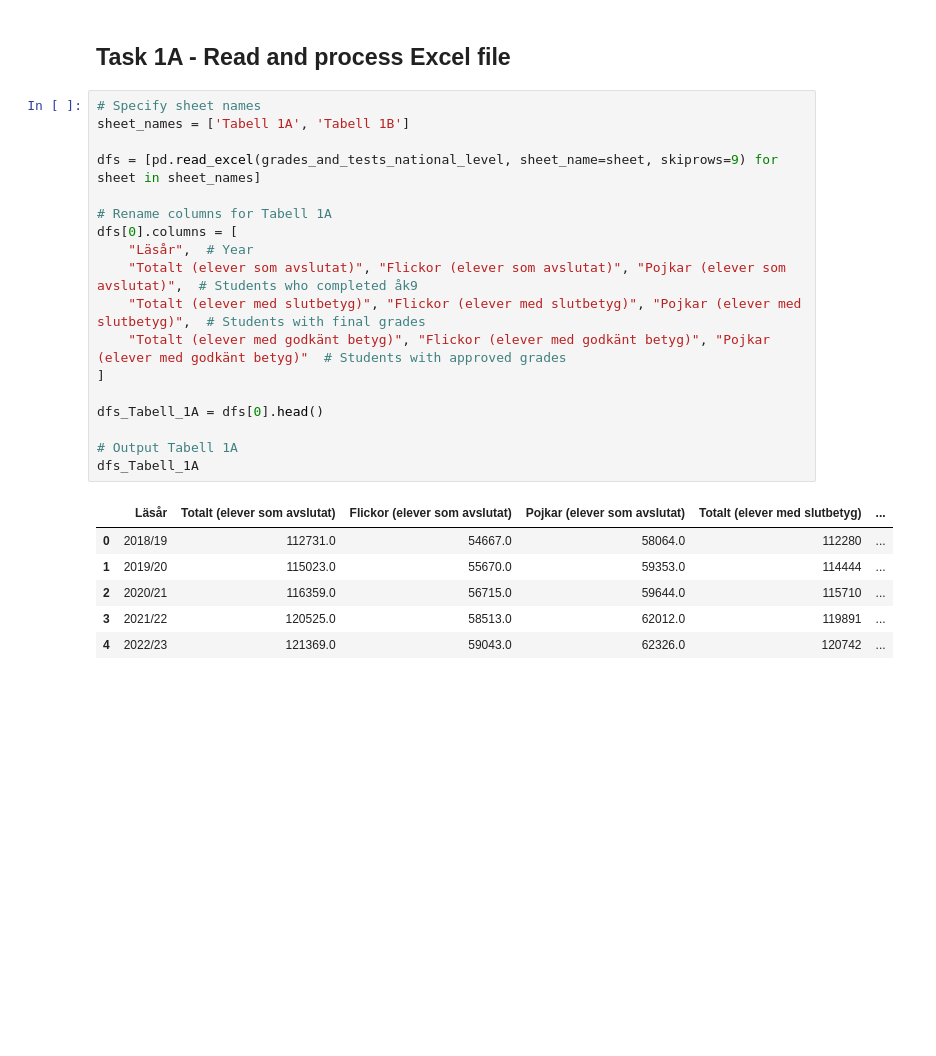
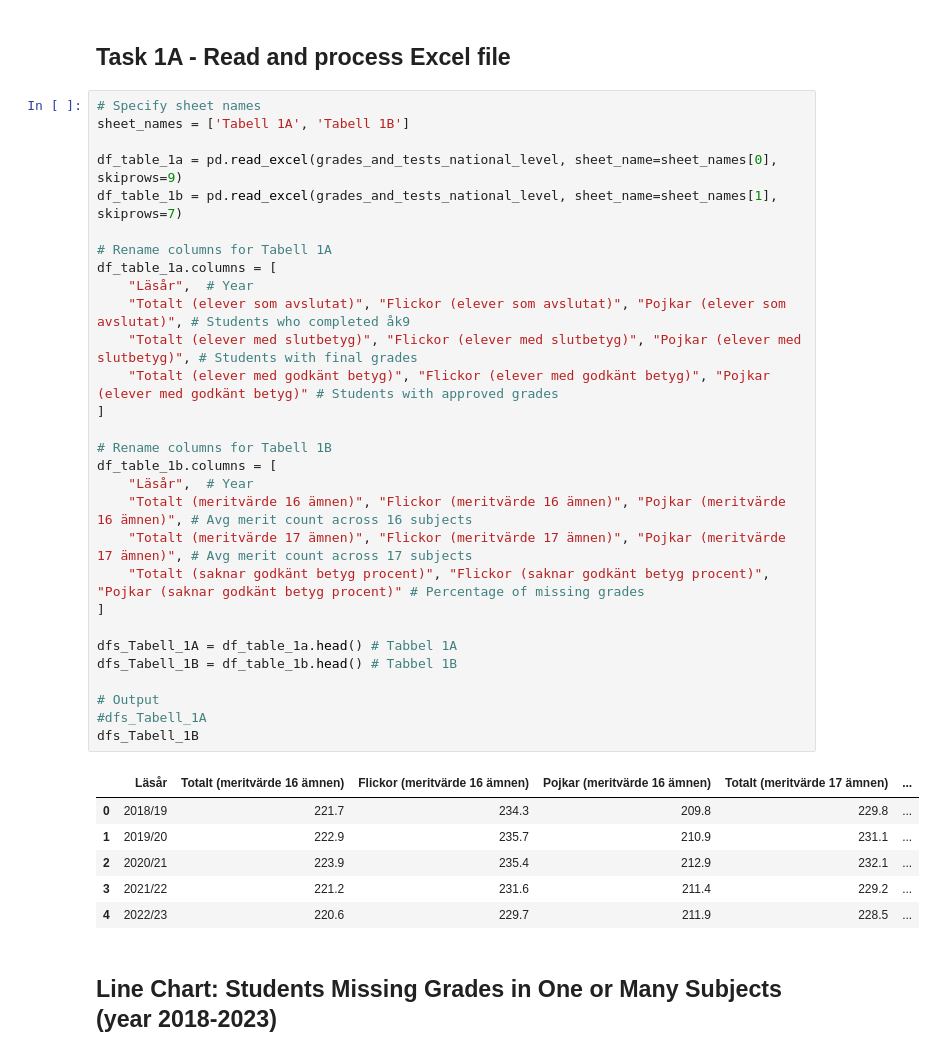
Before and after one commit to KevinKinnunen/Python-Kevin-Kinnunen-OPA23, a Jupyter notebook: labs/lab2/main.ipynb, the cells around one changed output. Cells and saved outputs as stored; diff of their text form; blank space fills up the shorter version.

```diff
--- a/labs/lab2/main.ipynb
+++ b/labs/lab2/main.ipynb
@@ -253,25 +254,38 @@ plt.show()
 # %%
 # Specify sheet names
 sheet_names = ['Tabell 1A', 'Tabell 1B']
 
-dfs = [pd.read_excel(grades_and_tests_national_level, sheet_name=sheet, skiprows=9) for sheet in sheet_names]
+df_table_1a = pd.read_excel(grades_and_tests_national_level, sheet_name=sheet_names[0], skiprows=9)
+df_table_1b = pd.read_excel(grades_and_tests_national_level, sheet_name=sheet_names[1], skiprows=7)
 
 # Rename columns for Tabell 1A
-dfs[0].columns = [
+df_table_1a.columns = [
     "Läsår",  # Year
-    "Totalt (elever som avslutat)", "Flickor (elever som avslutat)", "Pojkar (elever som avslutat)",  # Students who completed åk9
-    "Totalt (elever med slutbetyg)", "Flickor (elever med slutbetyg)", "Pojkar (elever med slutbetyg)",  # Students with final grades
-    "Totalt (elever med godkänt betyg)", "Flickor (elever med godkänt betyg)", "Pojkar (elever med godkänt betyg)"  # Students with approved grades
+    "Totalt (elever som avslutat)", "Flickor (elever som avslutat)", "Pojkar (elever som avslutat)", # Students who completed åk9
+    "Totalt (elever med slutbetyg)", "Flickor (elever med slutbetyg)", "Pojkar (elever med slutbetyg)", # Students with final grades
+    "Totalt (elever med godkänt betyg)", "Flickor (elever med godkänt betyg)", "Pojkar (elever med godkänt betyg)" # Students with approved grades
 ]
 
-dfs_Tabell_1A = dfs[0].head()
+# Rename columns for Tabell 1B
+df_table_1b.columns = [
+    "Läsår",  # Year
+    "Totalt (meritvärde 16 ämnen)", "Flickor (meritvärde 16 ämnen)", "Pojkar (meritvärde 16 ämnen)", # Avg merit count across 16 subjects
+    "Totalt (meritvärde 17 ämnen)", "Flickor (meritvärde 17 ämnen)", "Pojkar (meritvärde 17 ämnen)", # Avg merit count across 17 subjects
+    "Totalt (saknar godkänt betyg procent)", "Flickor (saknar godkänt betyg procent)", "Pojkar (saknar godkänt betyg procent)" # Percentage of missing grades
+]
 
-# Output Tabell 1A
-dfs_Tabell_1A
+dfs_Tabell_1A = df_table_1a.head() # Tabbel 1A
+dfs_Tabell_1B = df_table_1b.head() # Tabbel 1B
+
+# Output
+#dfs_Tabell_1A
+dfs_Tabell_1B
 # %% [output]
-|  | Läsår | Totalt (elever som avslutat) | Flickor (elever som avslutat) | Pojkar (elever som avslutat) | Totalt (elever med slutbetyg) | ... |
-| 0 | 2018/19 | 112731.0 | 54667.0 | 58064.0 | 112280 | ... |
-| 1 | 2019/20 | 115023.0 | 55670.0 | 59353.0 | 114444 | ... |
-| 2 | 2020/21 | 116359.0 | 56715.0 | 59644.0 | 115710 | ... |
-| 3 | 2021/22 | 120525.0 | 58513.0 | 62012.0 | 119891 | ... |
-| 4 | 2022/23 | 121369.0 | 59043.0 | 62326.0 | 120742 | ... |
+|  | Läsår | Totalt (meritvärde 16 ämnen) | Flickor (meritvärde 16 ämnen) | Pojkar (meritvärde 16 ämnen) | Totalt (meritvärde 17 ämnen) | ... |
+| 0 | 2018/19 | 221.7 | 234.3 | 209.8 | 229.8 | ... |
+| 1 | 2019/20 | 222.9 | 235.7 | 210.9 | 231.1 | ... |
+| 2 | 2020/21 | 223.9 | 235.4 | 212.9 | 232.1 | ... |
+| 3 | 2021/22 | 221.2 | 231.6 | 211.4 | 229.2 | ... |
+| 4 | 2022/23 | 220.6 | 229.7 | 211.9 | 228.5 | ... |
+# %% [markdown]
+## Line Chart: Students Missing Grades in One or Many Subjects (year 2018-2023)
```
Also changed, not shown: parts of 8 cells of this notebook, 3 other files.
